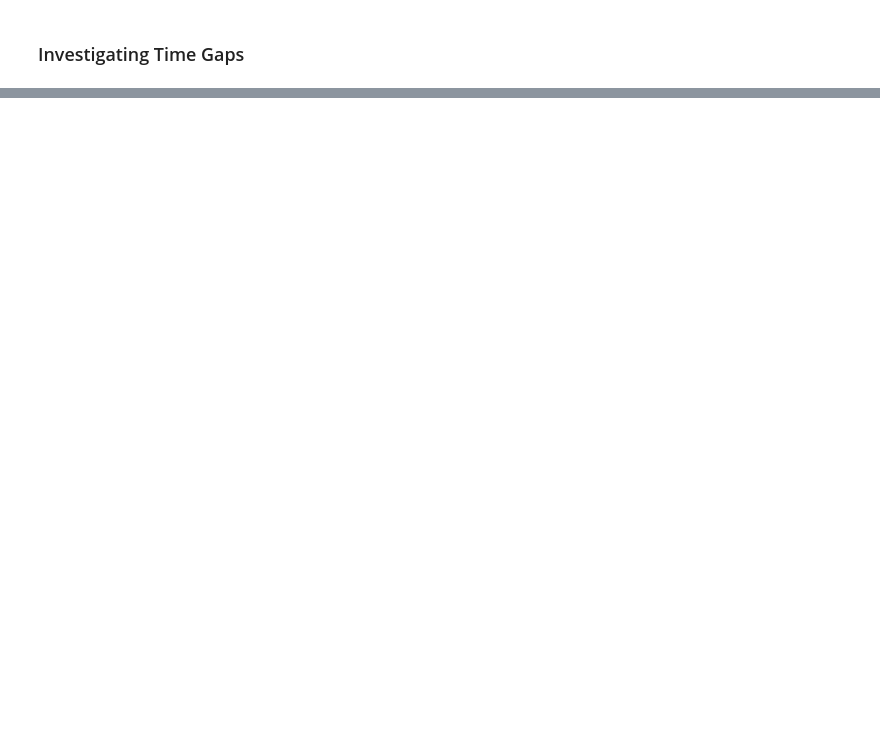
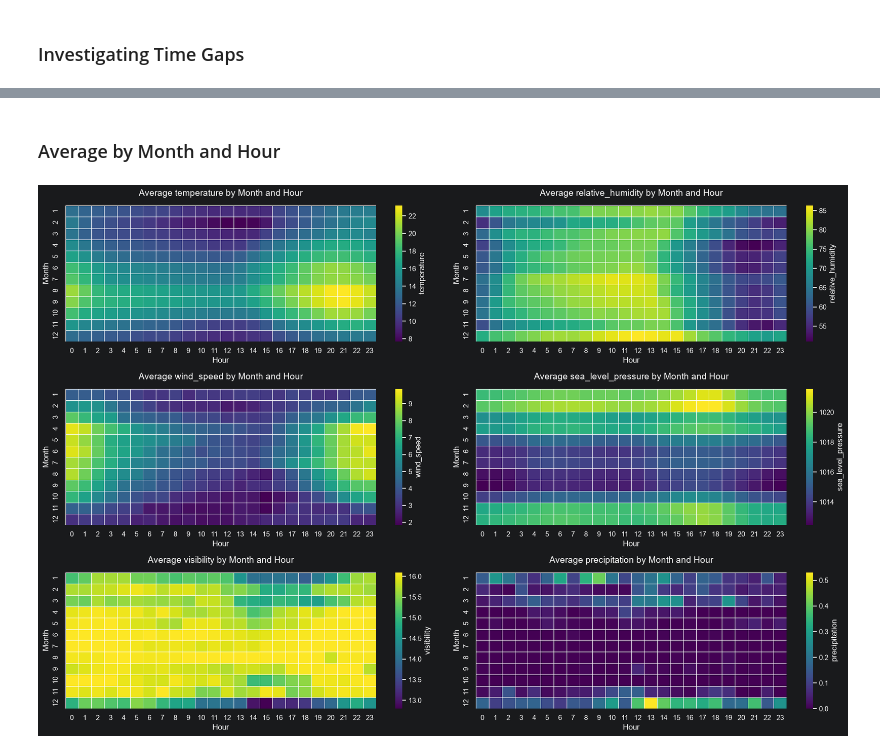
Before and after one commit to UC-Berkeley-I-School/207-Summer26-FinalProject-MLModel, a Jupyter notebook: EDA/santi/weather_eda.ipynb, the cells around one changed output, grey strips where cells are left out. Cells and saved outputs as stored; diff of their text form; code cells hidden in the pictures; blank space fills up the shorter version.

```diff
--- a/EDA/santi/weather_eda.ipynb
+++ b/EDA/santi/weather_eda.ipynb
@@ -130,0 +404,28 @@ cv_splits = list(time_series_cv.split(train_validate_df))
+# %% [markdown]
+### Average by Month and Hour
+# %%
+fig, axes = plt.subplots(nrows=3, ncols=2, figsize=(18, 12))
+axes = axes.flatten()
+
+for index, column in enumerate(monthly_columns):
+    hourly_monthly = weather_train_df2.pivot_table(
+        index="Month",
+        columns="Hour",
+        values=column,
+        aggfunc="mean",
+    )
+    sns.heatmap(
+        hourly_monthly,
+        cmap="viridis",
+        linewidths=0.5,
+        cbar_kws={"label": column},
+        ax=axes[index],
+    )
+    axes[index].set_title(f"Average {column} by Month and Hour", fontsize=14, pad=15)
+    axes[index].set_xlabel("Hour")
+    axes[index].set_ylabel("Month")
+
+plt.tight_layout()
+plt.show()
+# %% [output]
+[figure, added]
```
Also changed, not shown: parts of 22 cells of this notebook.
